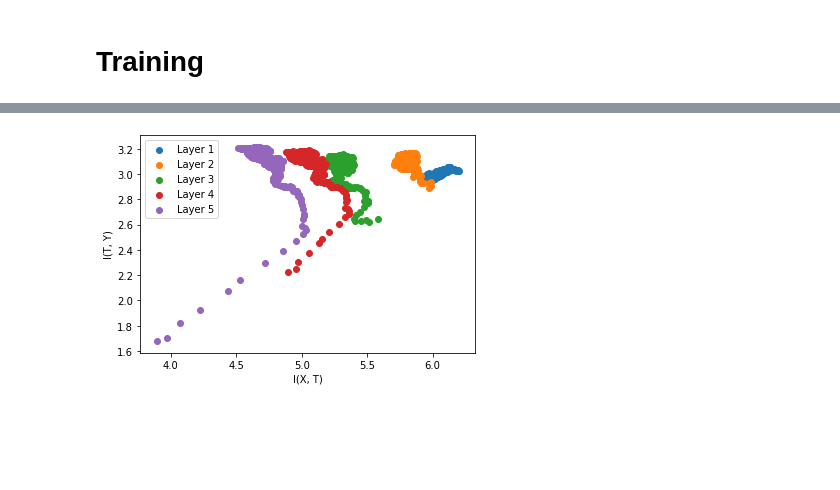
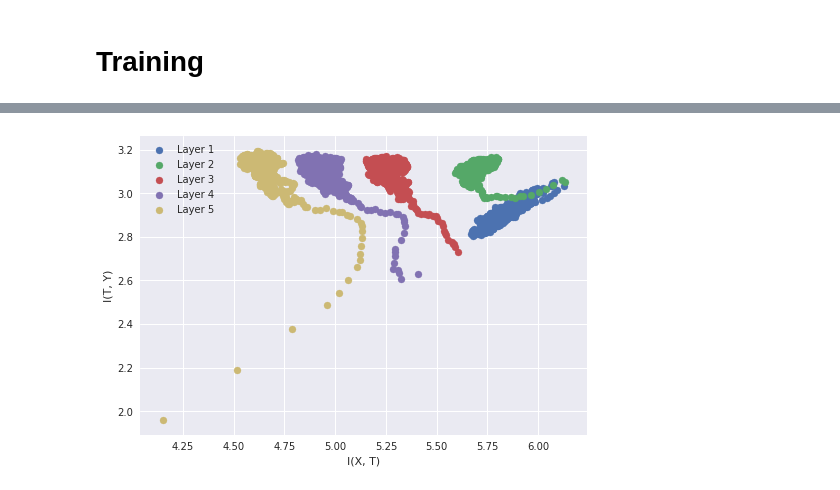
Before and after one commit to SolidusAbi/IPDL, a Jupyter notebook: notebooks/IPTests.ipynb, the cells around one changed output, grey strips where cells are left out. Cells and saved outputs as stored; diff of their text form; code cells hidden in the pictures; blank space fills up the shorter version.

Commit message:
Mutual Information plot improved

```diff
--- a/notebooks/IPTests.ipynb
+++ b/notebooks/IPTests.ipynb
@@ -142,12 +156,12 @@ class InformationPlane(torch.nn.Module):
             batch = x[idx:idx+self.mini_batch_size]
             input_batch = input[idx:idx+self.mini_batch_size].flatten(1)
             label_batch = label[idx:idx+self.mini_batch_size]
-            label_kernel_matrix = TensorKernel.RBF(label_batch, 0.5)
+            label_kernel_matrix = TensorKernel.RBF(label_batch, 0.1)
 
             self.sigma_optimizer.step(batch, label_kernel_matrix, 75)
 
             A = MatrixBasedRenyisEntropy.tensorRBFMatrix(batch, self.sigma_optimizer.getSigma()).detach()
-            Ay = MatrixBasedRenyisEntropy.tensorRBFMatrix(label_batch, 0.5).detach()
+            Ay = MatrixBasedRenyisEntropy.tensorRBFMatrix(label_batch, 0.1).detach()
             Ax = MatrixBasedRenyisEntropy.tensorRBFMatrix(input_batch, 8).detach()
             Ixt.append(MatrixBasedRenyisEntropy.mutualInformation(Ax, A))
             Ity.append(MatrixBasedRenyisEntropy.mutualInformation(A, Ay))
@@ -340,14 +355,16 @@ def moving_average(a, n=10) :
     ret[n:] = ret[n:] - ret[:-n]
     return ret[n - 1:] / n
 # %%
+mpl.style.use('seaborn')
 plt.scatter(moving_average(net.layer1_IP.getMutualInformation()[0]), moving_average(net.layer1_IP.getMutualInformation()[1]), label="Layer 1")
 plt.scatter(moving_average(net.layer2_IP.getMutualInformation()[0]), moving_average(net.layer2_IP.getMutualInformation()[1]), label="Layer 2")
 plt.scatter(moving_average(net.layer3_IP.getMutualInformation()[0]), moving_average(net.layer3_IP.getMutualInformation()[1]), label="Layer 3")
+# plt.scatter(moving_average(net.fc_IP.getMutualInformation()[0]), moving_average(net.fc_IP.getMutualInformation()[1]), label="Layer 4")
 plt.scatter(moving_average(net.layer4_IP.getMutualInformation()[0]), moving_average(net.layer4_IP.getMutualInformation()[1]), label="Layer 4")
 plt.scatter(moving_average(net.layer5_IP.getMutualInformation()[0]), moving_average(net.layer5_IP.getMutualInformation()[1]), label="Layer 5")
 plt.xlabel("I(X, T)")
 plt.ylabel("I(T, Y)")
 plt.legend()
 plt.show()
 # %% [output]
-[figure, old version]
+[figure, new version]
```
Also changed, not shown: parts of 15 cells of this notebook, 1 other file.
